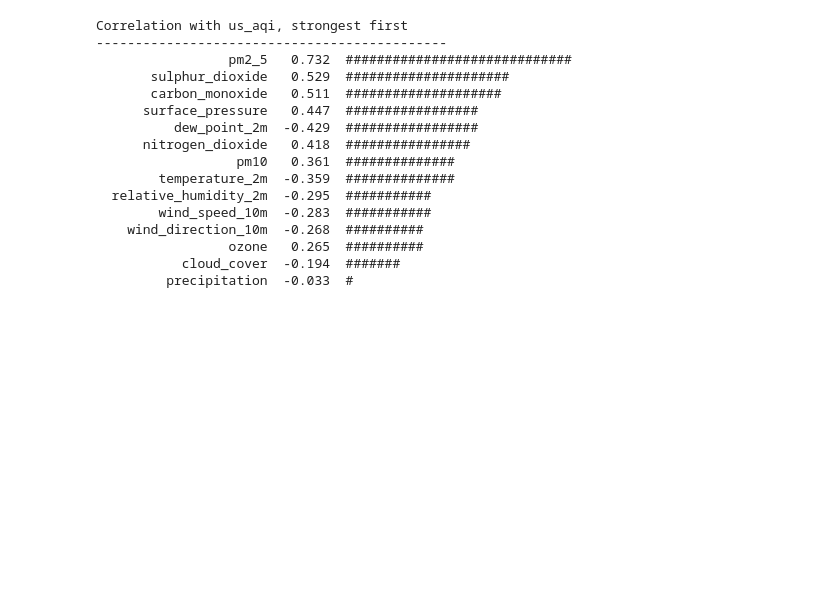
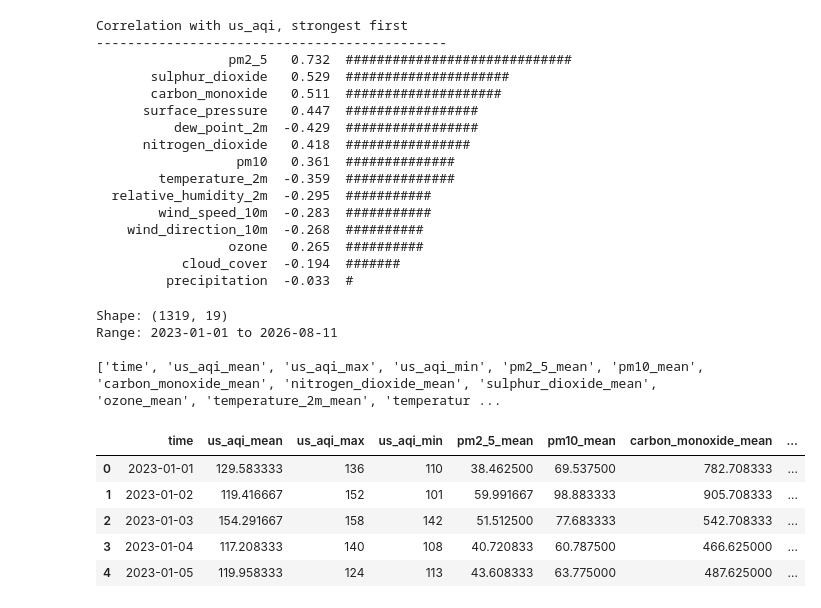
Before and after one commit to areebbandukda253/aqi-forecast-serverless, a Jupyter notebook: notebooks/01_eda.ipynb, the cells around one changed output. Cells and saved outputs as stored; diff of their text form; code cells hidden in the pictures; blank space fills up the shorter version.

```diff
--- a/notebooks/01_eda.ipynb
+++ b/notebooks/01_eda.ipynb
@@ -275,3 +275,39 @@ Correlation with us_aqi, strongest first
                  ozone   0.265  ##########
            cloud_cover  -0.194  #######
          precipitation  -0.033  #
+# %%
+daily = df.set_index("time").resample("D").agg({
+    "us_aqi": ["mean", "max", "min"],
+    "pm2_5": "mean",
+    "pm10": "mean",
+    "carbon_monoxide": "mean",
+    "nitrogen_dioxide": "mean",
+    "sulphur_dioxide": "mean",
+    "ozone": "mean",
+    "temperature_2m": ["mean", "max", "min"],
+    "relative_humidity_2m": "mean",
+    "surface_pressure": "mean",
+    "cloud_cover": "mean",
+    "wind_speed_10m": ["mean", "max"],
+    "wind_direction_10m": "mean",
+})
+
+daily.columns = ["_".join(col).strip() for col in daily.columns]
+daily = daily.reset_index()
+
+print(f"Shape: {daily.shape}")
+print(f"Range: {daily['time'].min().date()} to {daily['time'].max().date()}")
+print()
+print(daily.columns.tolist())
+daily.head()
+# %% [output]
+Shape: (1319, 19)
+Range: 2023-01-01 to 2026-08-11
+
+['time', 'us_aqi_mean', 'us_aqi_max', 'us_aqi_min', 'pm2_5_mean', 'pm10_mean', 'carbon_monoxide_mean', 'nitrogen_dioxide_mean', 'sulphur_dioxide_mean', 'ozone_mean', 'temperature_2m_mean', 'temperatur ...
+|  | time | us_aqi_mean | us_aqi_max | us_aqi_min | pm2_5_mean | pm10_mean | carbon_monoxide_mean | ... |
+| 0 | 2023-01-01 | 129.583333 | 136 | 110 | 38.462500 | 69.537500 | 782.708333 | ... |
+| 1 | 2023-01-02 | 119.416667 | 152 | 101 | 59.991667 | 98.883333 | 905.708333 | ... |
+| 2 | 2023-01-03 | 154.291667 | 158 | 142 | 51.512500 | 77.683333 | 542.708333 | ... |
+| 3 | 2023-01-04 | 117.208333 | 140 | 108 | 40.720833 | 60.787500 | 466.625000 | ... |
+| 4 | 2023-01-05 | 119.958333 | 124 | 113 | 43.608333 | 63.775000 | 487.625000 | ... |
```
Also changed, not shown: parts of 7 cells of this notebook, 3 other files.
